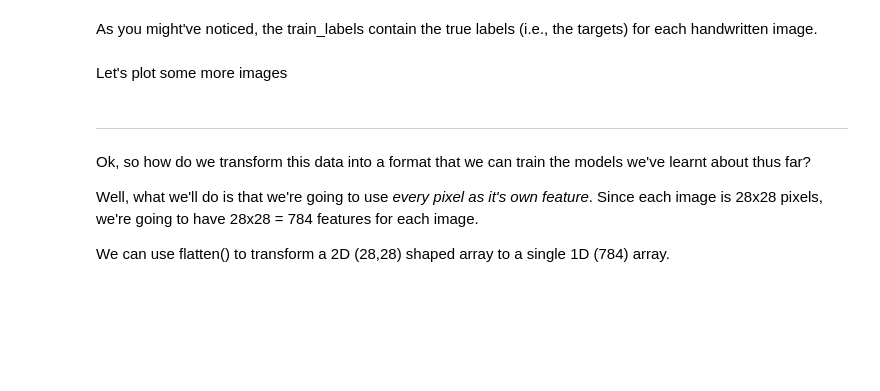
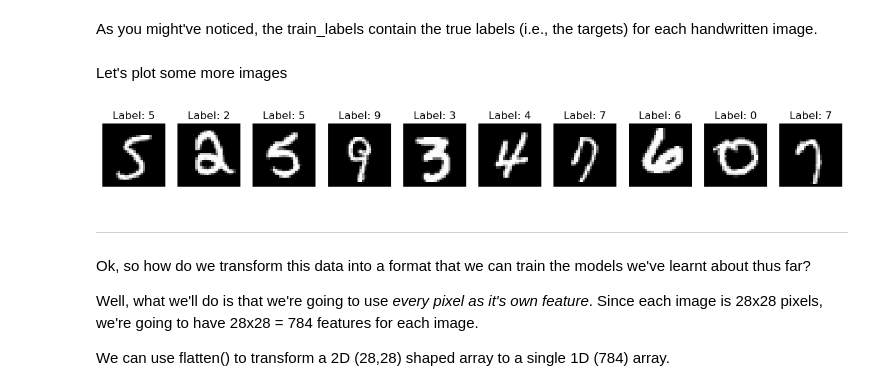
Before and after one commit to aleylani/Machine-Learning, a Jupyter notebook: notebooks/week6_lab03_MNIST.ipynb, the cells around one changed output. Drawn from its saved outputs; the diff is of its cells as text; code cells hidden in the pictures; blank space fills up the shorter version.

```diff
--- a/notebooks/week6_lab03_MNIST.ipynb
+++ b/notebooks/week6_lab03_MNIST.ipynb
@@ -52,18 +65,20 @@ Let's plot some more images
 # %%
 import random
 
 number_of_images = 10
 
 indices = random.sample(range(60000), number_of_images)
 
 fig, axes = plt.subplots(1, number_of_images, figsize=(15, 3))
 
 for idx, ax in zip(indices, axes):
-    ax.imshow(train_images[idx])
+    ax.imshow(train_images[idx], cmap='gray')
     ax.set_title(f'Label: {train_labels[idx]}')
     ax.axis('off')
 
 plt.show()
+# %% [output]
+[figure, added]
 # %% [markdown]
 ---
 # %% [markdown]
```
Also changed, not shown: parts of 11 cells of this notebook.
